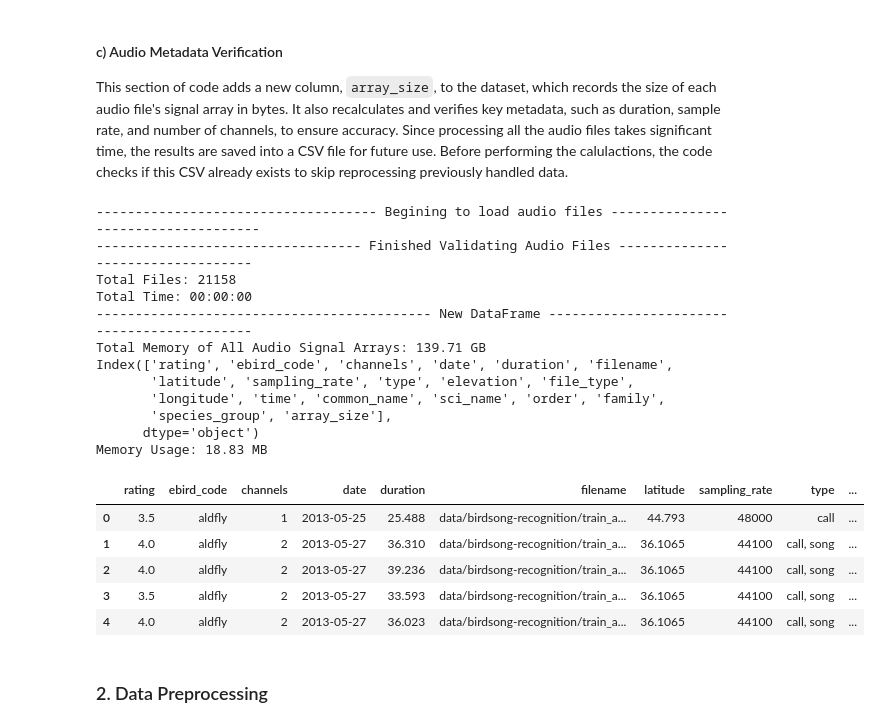
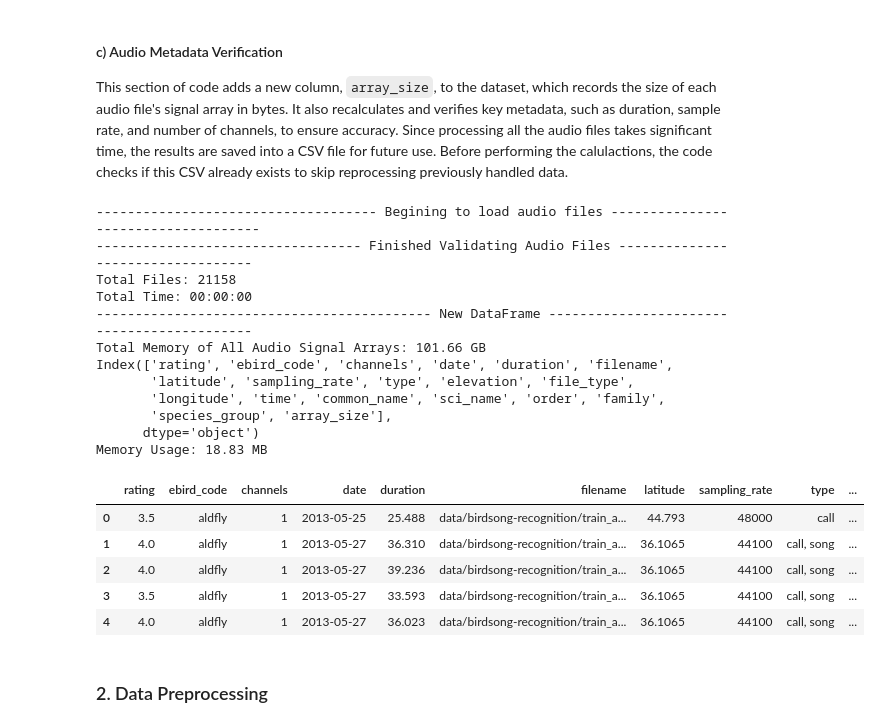
Before and after one commit to LookItVal/FinalProject, a Jupyter notebook: revised_final.ipynb, the cells around one changed output. Cells and saved outputs as stored; diff of their text form; code cells hidden in the pictures.

```diff
--- a/revised_final.ipynb
+++ b/revised_final.ipynb
@@ -181,11 +184,11 @@ def load_sound_file(file: str) -> Optional[AudioSegment]:
 # %% [markdown]
 Believe it or not, sometimes the filename ends in `.mp3` but the actual internal format is used is that of a `.wav` file. In those cases `mediainfo(file)['format_name']` will return the actual internal format.
 # %%
-def print_boundry(message: str) -> None:
+def print_boundry(message: str="") -> None:
     """Print a message surrounded by a line of dashes with a total length of 100 characters
 
     Args:
-        message (str): The message to be printed
+        message (str, optional): The message to be printed. Prints an empty line if no message is provided.
     """
     length = (100 - len(message)) // 2
     print('-' * length, message, '-' * length)
@@ -1186,13 +1189,14 @@ for bird in df['ebird_code'].unique(): # Iterate through each unique bird specie
         sound = load_sound_file(file_path)
         if sound is None:
             continue # Skip to the next audio file if the current file cannot be loaded
+        sound = sound.split_to_mono()[0] # Convert the audio to mono
 
         # Make the new row for the dataframe
         row = df[(df['filename'] == file_path.split('/')[-1]) & (df['ebird_code'] == bird)].iloc[0]
         # Recaluclate various properties of the audio file
         row['filename'] = file_path # Update the filename to the full path
         signal = np.array(sound.get_array_of_samples())
-        row['array_size'] = signal.nbytes # New column for the size of the array in bytes
+        row['array_size'] = signal.nbytes # New column for the size of the array of the first track of audio in the file in bytes
         row['duration'] = len(sound) / 1000 # Duration in seconds updated as a float
         row['sampling_rate'] = sound.frame_rate # Sampling rate updated as an integer
         row['channels'] = sound.channels # Number of channels updated as an integer
@@ -1210,38 +1214,38 @@ for bird in df['ebird_code'].unique(): # Iterate through each unique bird specie
 print_boundry('Finished Validating Audio Files')
 
 
 # Calculate the total time taken to load the audio files
 total_time = time.time() - start_time
 
 #Print the final results
 print(f'Total Files: {total_count}')
 print(f'Total Time: {time_to_human_readable(total_time)}')
 
 df = pd.read_csv('exports/audio_metadata.csv') # Load the new dataframe from the csv file
 print_boundry('New DataFrame')
 print(f'Total Memory of All Audio Signal Arrays: {bytes_to_human_readable(df["array_size"].sum())}')
 print(df.columns)
 print_memory_usage(df)
 df.head()
 # %% [output]
 ------------------------------------ Begining to load audio files ------------------------------------
 ---------------------------------- Finished Validating Audio Files ----------------------------------
 Total Files: 21158
 Total Time: 00:00:00
 ------------------------------------------- New DataFrame -------------------------------------------
-Total Memory of All Audio Signal Arrays: 139.71 GB
+Total Memory of All Audio Signal Arrays: 101.66 GB
 Index(['rating', 'ebird_code', 'channels', 'date', 'duration', 'filename',
        'latitude', 'sampling_rate', 'type', 'elevation', 'file_type',
        'longitude', 'time', 'common_name', 'sci_name', 'order', 'family',
        'species_group', 'array_size'],
       dtype='object')
 Memory Usage: 18.83 MB
 |  | rating | ebird_code | channels | date | duration | filename | latitude | sampling_rate | type | ... |
 | 0 | 3.5 | aldfly | 1 | 2013-05-25 | 25.488 | data/birdsong-recognition/train_a... | 44.793 | 48000 | call | ... |
-| 1 | 4.0 | aldfly | 2 | 2013-05-27 | 36.310 | data/birdsong-recognition/train_a... | 36.1065 | 44100 | call, song | ... |
-| 2 | 4.0 | aldfly | 2 | 2013-05-27 | 39.236 | data/birdsong-recognition/train_a... | 36.1065 | 44100 | call, song | ... |
-| 3 | 3.5 | aldfly | 2 | 2013-05-27 | 33.593 | data/birdsong-recognition/train_a... | 36.1065 | 44100 | call, song | ... |
-| 4 | 4.0 | aldfly | 2 | 2013-05-27 | 36.023 | data/birdsong-recognition/train_a... | 36.1065 | 44100 | call, song | ... |
+| 1 | 4.0 | aldfly | 1 | 2013-05-27 | 36.310 | data/birdsong-recognition/train_a... | 36.1065 | 44100 | call, song | ... |
+| 2 | 4.0 | aldfly | 1 | 2013-05-27 | 39.236 | data/birdsong-recognition/train_a... | 36.1065 | 44100 | call, song | ... |
+| 3 | 3.5 | aldfly | 1 | 2013-05-27 | 33.593 | data/birdsong-recognition/train_a... | 36.1065 | 44100 | call, song | ... |
+| 4 | 4.0 | aldfly | 1 | 2013-05-27 | 36.023 | data/birdsong-recognition/train_a... | 36.1065 | 44100 | call, song | ... |
 # %% [markdown]
 ### 2. Data Preprocessing
 # %% [markdown]
```
Also changed, not shown: parts of 37 cells of this notebook, 3 other files.
